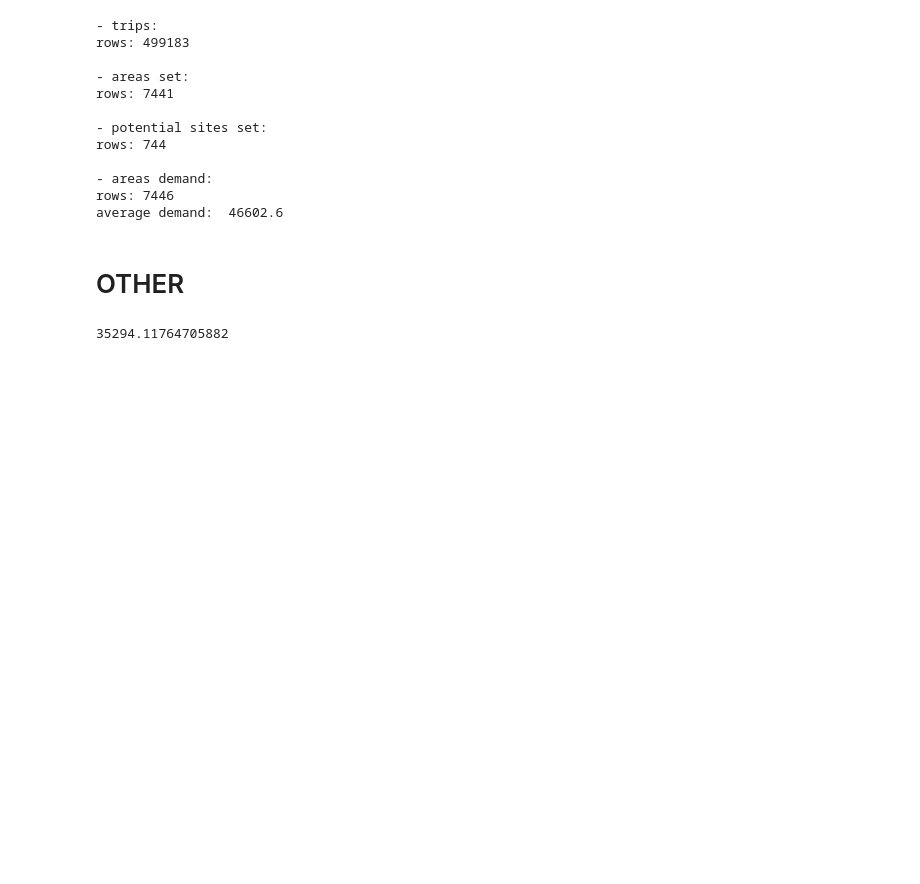
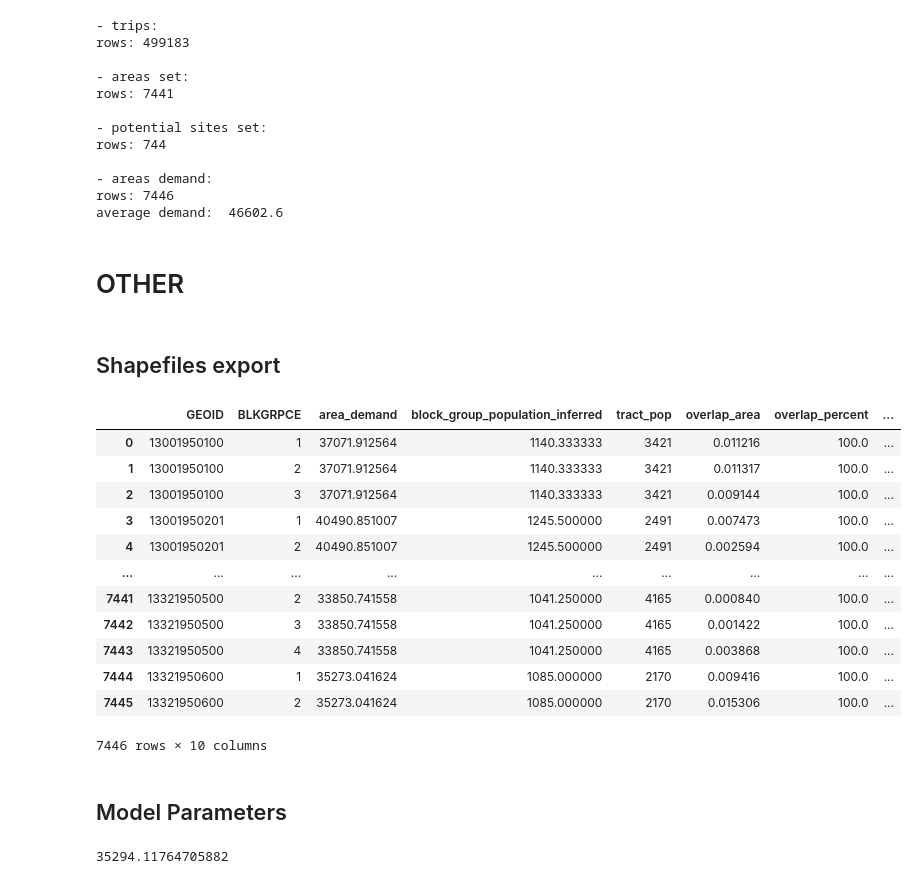
Before and after one commit to ivan-liuliaev/EV_Chargers_Placement_Optimization, a Jupyter notebook: nb_1_data_prep.ipynb, the cells around one changed output. Cells and saved outputs as stored; diff of their text form; code cells hidden in the pictures; blank space fills up the shorter version.

```diff
--- a/nb_1_data_prep.ipynb
+++ b/nb_1_data_prep.ipynb
@@ -396,3 +396,21 @@ with open("./data/georgia_processed_data/georgia_processed_data.pkl", "wb") as f
 # print(loaded_data.keys())
 # %% [markdown]
 # OTHER
+# %% [markdown]
+## Shapefiles export
+# %%
+gdf_block_groups_with_population
+# %% [output]
+|  | GEOID | BLKGRPCE | area_demand | block_group_population_inferred | tract_pop | overlap_area | overlap_percent | ... |
+| 0 | 13001950100 | 1 | 37071.912564 | 1140.333333 | 3421 | 0.011216 | 100.0 | ... |
+| 1 | 13001950100 | 2 | 37071.912564 | 1140.333333 | 3421 | 0.011317 | 100.0 | ... |
+| 2 | 13001950100 | 3 | 37071.912564 | 1140.333333 | 3421 | 0.009144 | 100.0 | ... |
+| 3 | 13001950201 | 1 | 40490.851007 | 1245.500000 | 2491 | 0.007473 | 100.0 | ... |
+| 4 | 13001950201 | 2 | 40490.851007 | 1245.500000 | 2491 | 0.002594 | 100.0 | ... |
+| ... | ... | ... | ... | ... | ... | ... | ... | ... |
+| 7441 | 13321950500 | 2 | 33850.741558 | 1041.250000 | 4165 | 0.000840 | 100.0 | ... |
+| 7442 | 13321950500 | 3 | 33850.741558 | 1041.250000 | 4165 | 0.001422 | 100.0 | ... |
+| 7443 | 13321950500 | 4 | 33850.741558 | 1041.250000 | 4165 | 0.003868 | 100.0 | ... |
+| 7444 | 13321950600 | 1 | 35273.041624 | 1085.000000 | 2170 | 0.009416 | 100.0 | ... |
+| 7445 | 13321950600 | 2 | 35273.041624 | 1085.000000 | 2170 | 0.015306 | 100.0 | ... |
+7446 rows × 10 columns
@@ -399,3 +420,5 @@ with open("./data/georgia_processed_data/georgia_processed_data.pkl", "wb") as f
+# %% [markdown]
+## Model Parameters
 # %%
 # model solves !
 # %%
```
Also changed, not shown: parts of 1 cell of this notebook, 7 other files.
